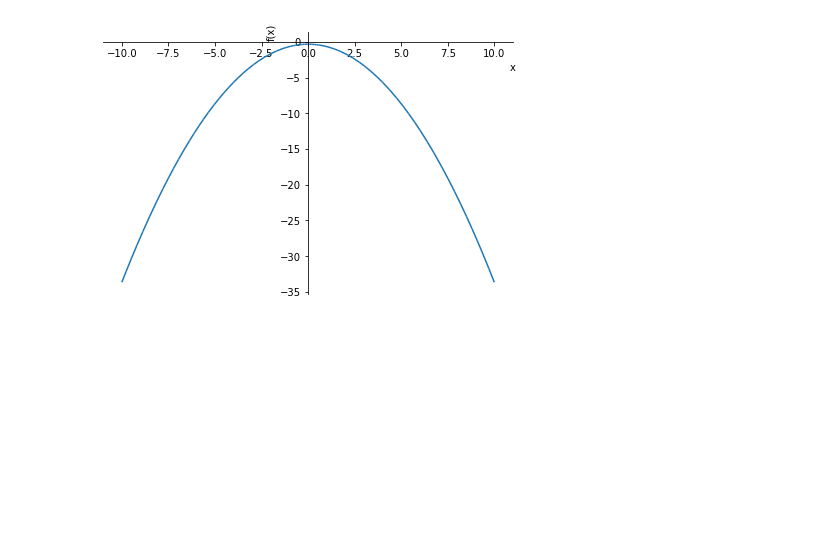
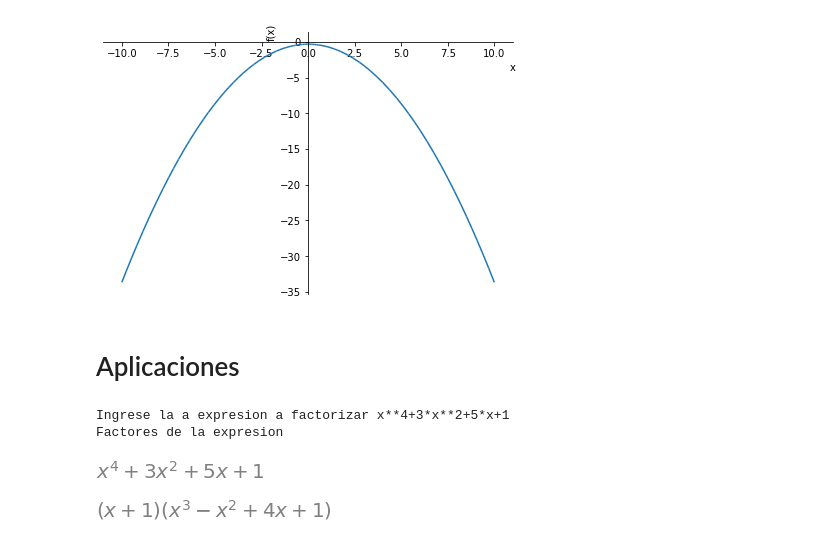
Before and after one commit to MkCst/Python-numerico, a Jupyter notebook: E-0 Uso de sympy.ipynb, the cells around one changed output. Cells and saved outputs as stored; diff of their text form; code cells hidden in the pictures; blank space fills up the shorter version.

```diff
--- a/E-0 Uso de sympy.ipynb
+++ b/E-0 Uso de sympy.ipynb
@@ -424,3 +424,34 @@ ingrese su ecuacion igualando a cero x**2+3*y+1
 Expresion a graficar
 [figure]
 [figure]
+# %% [markdown]
+# Aplicaciones
+# %%
+# Encontrar el factor de una expresion
+
+from sympy.interactive import printing
+printing.init_printing(use_latex=True)
+
+import sympy as sp
+
+def factorizar(expresion):
+    factores=sp.factor(expresion)
+    display(factores)
+
+def inicio():
+    expresion = input("Ingrese la a expresion a factorizar")
+    try:
+        expresion = sp.simplify(expresion)
+    except sp.SympifyError:
+        print("Entrada no valida")
+    else:
+        print("Factores de la expresion")
+        display(expresion)
+        factorizar(expresion)
+
+inicio()
+# %% [output]
+Ingrese la a expresion a factorizar x**4+3*x**2+5*x+1
+Factores de la expresion
+[figure, added]
+[figure, added]
```
Also changed, not shown: parts of 1 cell of this notebook, 1 other file.
